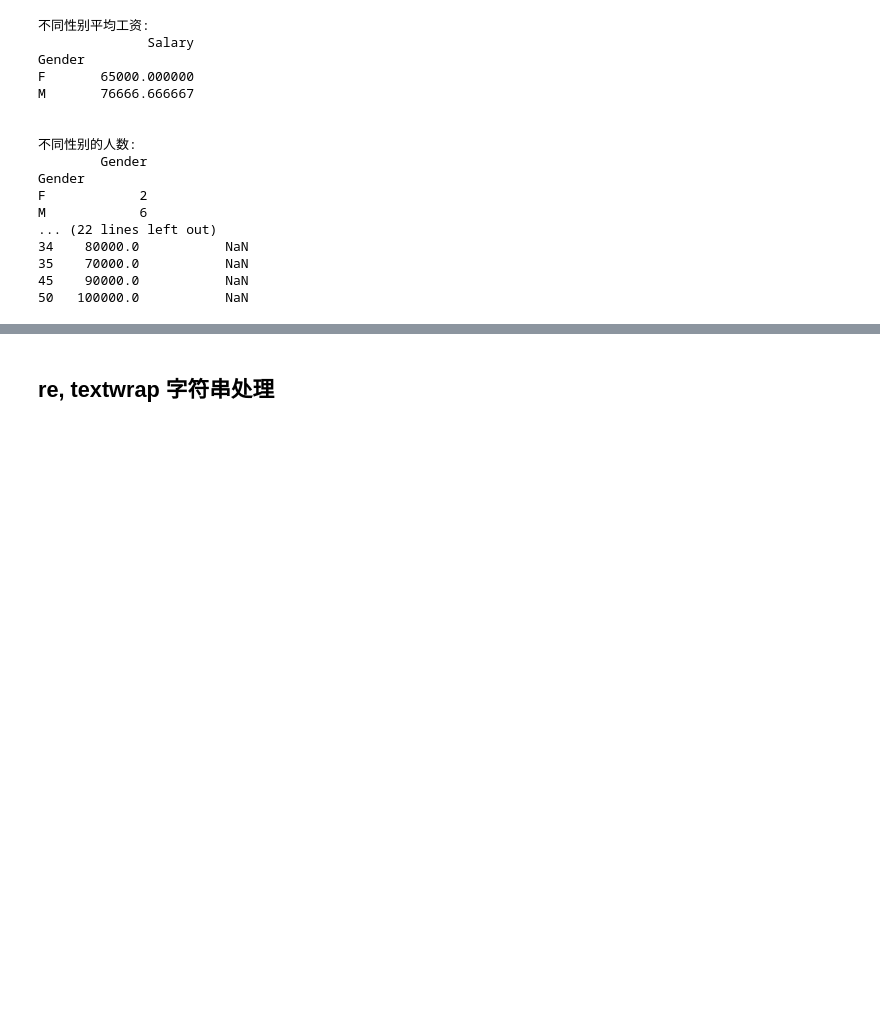
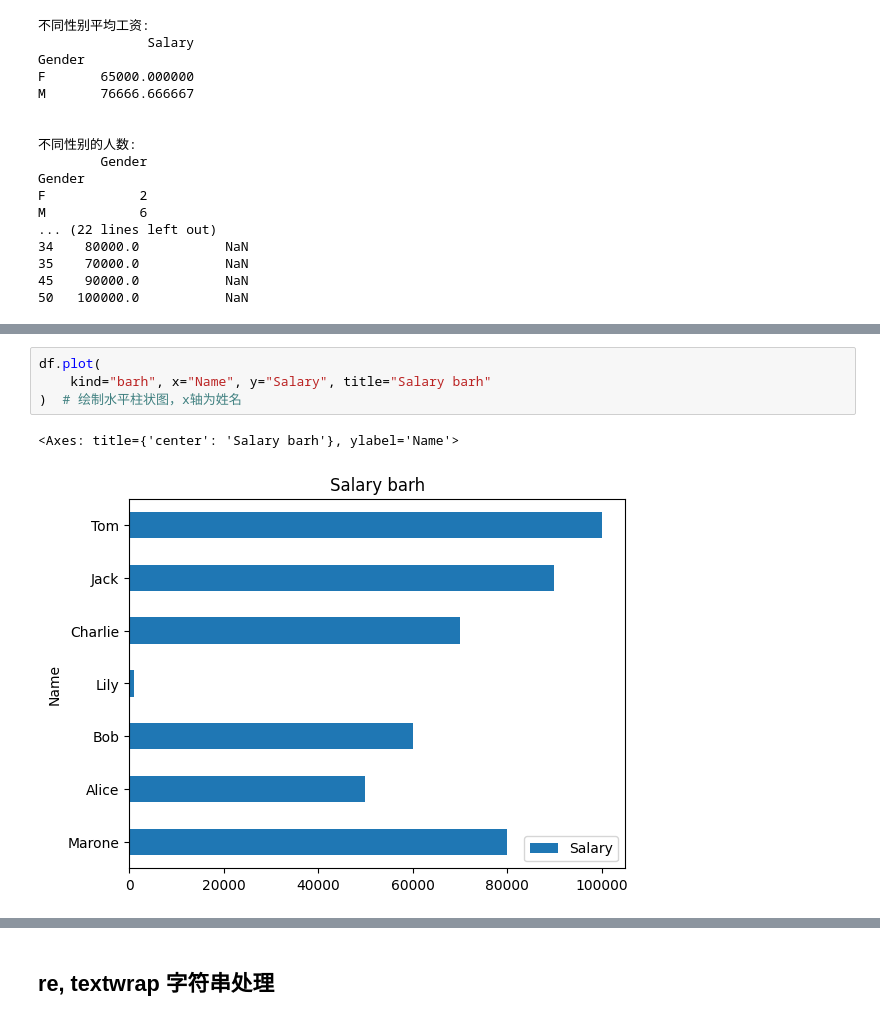
Before and after one commit to chunyi-11/PythonCourse, a Jupyter notebook: Class_5.ipynb, the cells around one changed output, grey strips where cells are left out. Drawn from its saved outputs; the diff is of its cells as text; blank space fills up the shorter version.

```diff
--- a/Class_5.ipynb
+++ b/Class_5.ipynb
@@ -1252,0 +1536,7 @@ M            6
+# %%
+df.plot(
+    kind="barh", x="Name", y="Salary", title="Salary barh"
+)  # 绘制水平柱状图，x轴为姓名
+# %% [output]
+<Axes: title={'center': 'Salary barh'}, ylabel='Name'>
+[figure, added]
```
Also changed, not shown: parts of 47 cells of this notebook.
